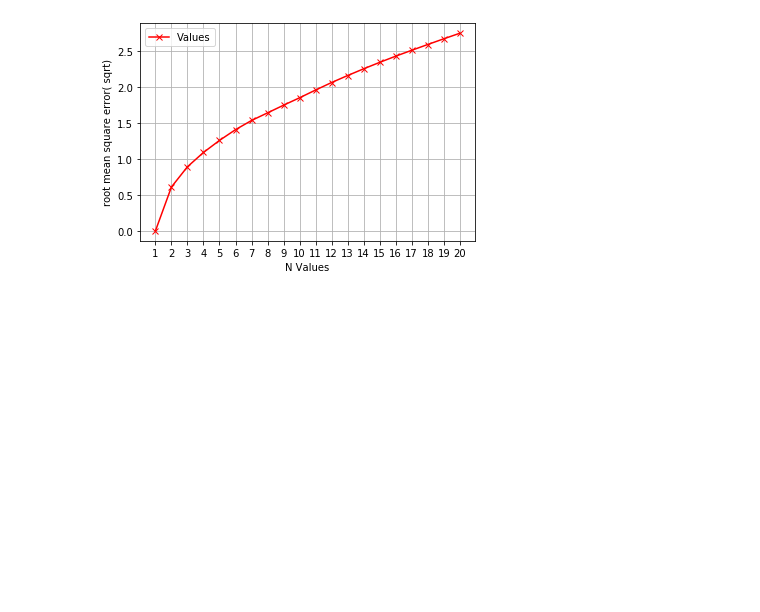
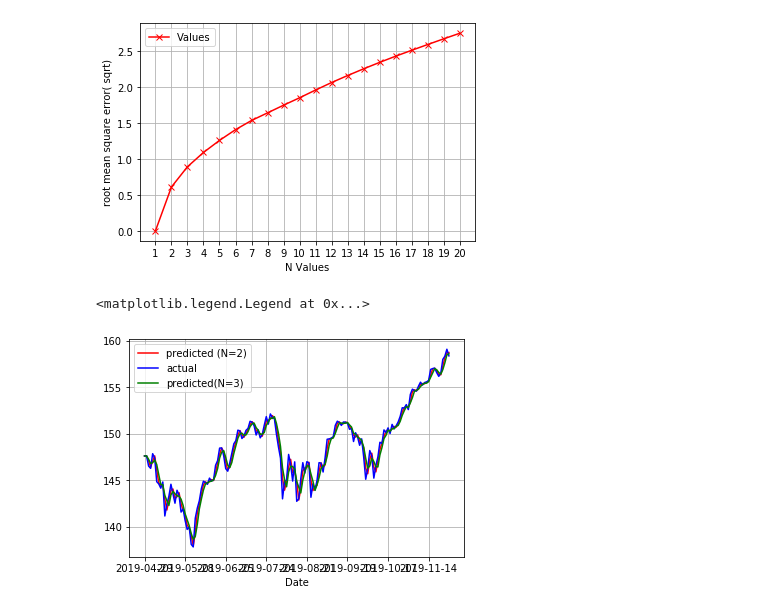
Before and after one commit to mathur15/StockPredict, a Jupyter notebook: moving_averages.ipynb, the cells around one changed output. Drawn from its saved outputs; the diff is of its cells as text; code cells hidden in the pictures; blank space fills up the shorter version.

Commit message:
got the plot for optimum and N=3

```diff
--- a/moving_averages.ipynb
+++ b/moving_averages.ipynb
@@ -79,3 +81,19 @@ ax.set_ylabel('root mean square error( sqrt)')
 N_optimum =2
 # %% [output]
 [figure]
+# %%
+#plot training set for N_optimum
+predict_list2 = estimate_moving_average(df_train,N_optimum)
+#N=3 just to get an idea
+predict_list3 = estimate_moving_average(df_train,3)
+predict_df = pd.DataFrame(predict_list2)
+predict_df3 = pd.DataFrame(predict_list3)
+predict_df['Date'] = df_train['Date']
+predict_df3['Date'] = df_train['Date']
+ax = predict_df.plot(x='Date',y='Adj Close',grid=True,style='r-')
+ax = df_train.plot(x='Date',y='Adj Close',ax=ax,style='b-')
+ax = predict_df3.plot(x='Date',y='Adj Close',grid=True,style='g-',ax=ax)
+ax.legend(['predicted (N=2)','actual','predicted(N=3)'])
+# %% [output]
+<matplotlib.legend.Legend at 0x...>
+[figure, added]
```
Also changed, not shown: parts of 2 cells of this notebook.
